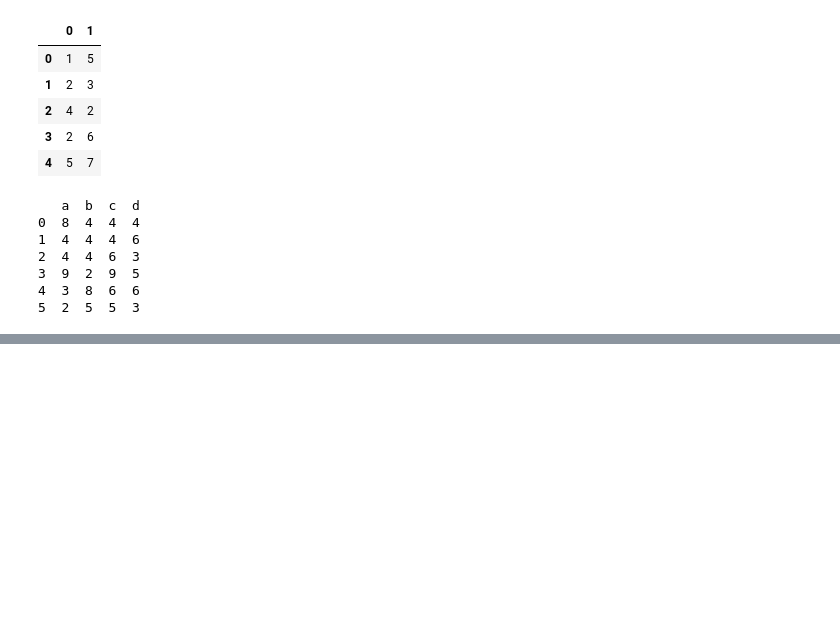
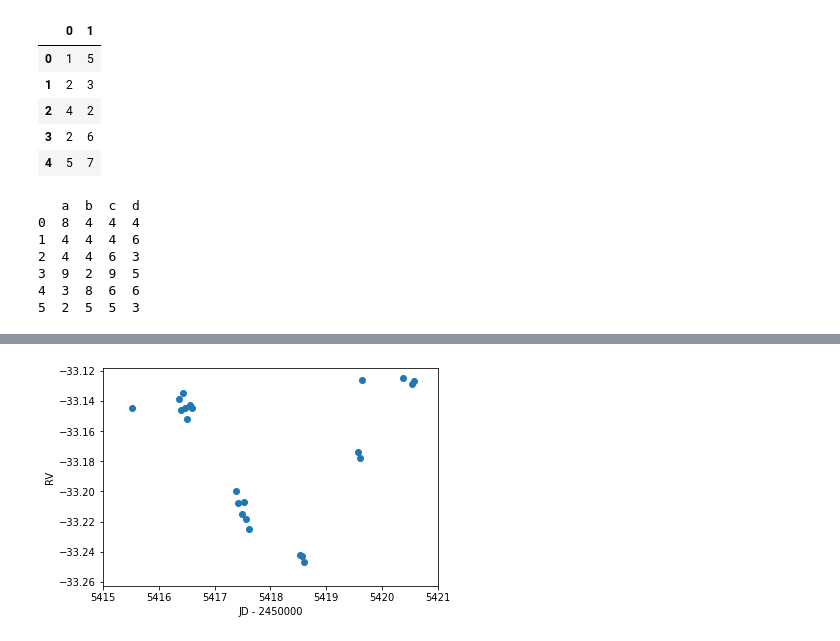
Before and after one commit to aldairpr/Web_Scraping_SOPHIE_archive, a Jupyter notebook: example.ipynb, the cells around one changed output, grey strips where cells are left out. Cells and saved outputs as stored; diff of their text form; code cells hidden in the pictures; blank space fills up the shorter version.

Commit message:
Transform dataframe

```diff
--- a/example.ipynb
+++ b/example.ipynb
@@ -352,0 +483,22 @@ TypeError: object of type 'int' has no len()
+# %%
+# Separar RV y err_rv
+separar = (df.apply(lambda row: row['radial_velocity'] + '±', axis=1)
+               .apply(lambda extract: extract.split('±'))
+               .apply(lambda numbers: list(map(lambda number: number.replace(' ', ''), numbers)))
+          )
+RV = [separar[i][0] for i in range(0, len(df))]
+#err_RV = [separar[i][1] for i in range(0, len(df))]
+# Hacerla una funcion en transform.py
+err_RV = []
+for i in range(0,len(df)):
+    if len(separar[i][1]) != 0:
+        err_RV.append(separar[i][1])
+    elif len(separar[i][1]) == 0:
+        err_RV.append(None)
+#print(RV, err_RV)
+# %%
+# Unir al dataFrame
+df = df.drop('radial_velocity', axis=1)
+df['RV'] = RV
+df['err_RV'] = err_RV
+df
@@ -352,0 +519,6 @@ TypeError: object of type 'int' has no len()
+# %%
+# Arreglar tipo de datos de RV y err_RV
+df['RV'] = df['RV'].astype('float64')
+df['err_RV'] = df['err_RV'].astype('float64')
+df = df.dropna().reset_index(drop=True)
+df
@@ -352,0 +539,17 @@ TypeError: object of type 'int' has no len()
+# %%
+# Filtrar datos err_RV
+df = df[df['err_RV'] < 0.0009]
+# %%
+import matplotlib.pyplot as plt
+
+y = df['RV']
+x = df['julian_day'] - 2450000
+fig, ax = plt.subplots()
+ax.scatter(x, y)
+ax.set_xlabel('JD - 2450000')
+ax.set_ylabel('RV')
+#ax.barh(df['dates'], align='edge', height=0.5, width=0.5)
+plt.xlim(5415, 5421)
+plt.show()
+# %% [output]
+[figure, added]
```
Also changed, not shown: parts of 22 cells of this notebook, 6 other files.
